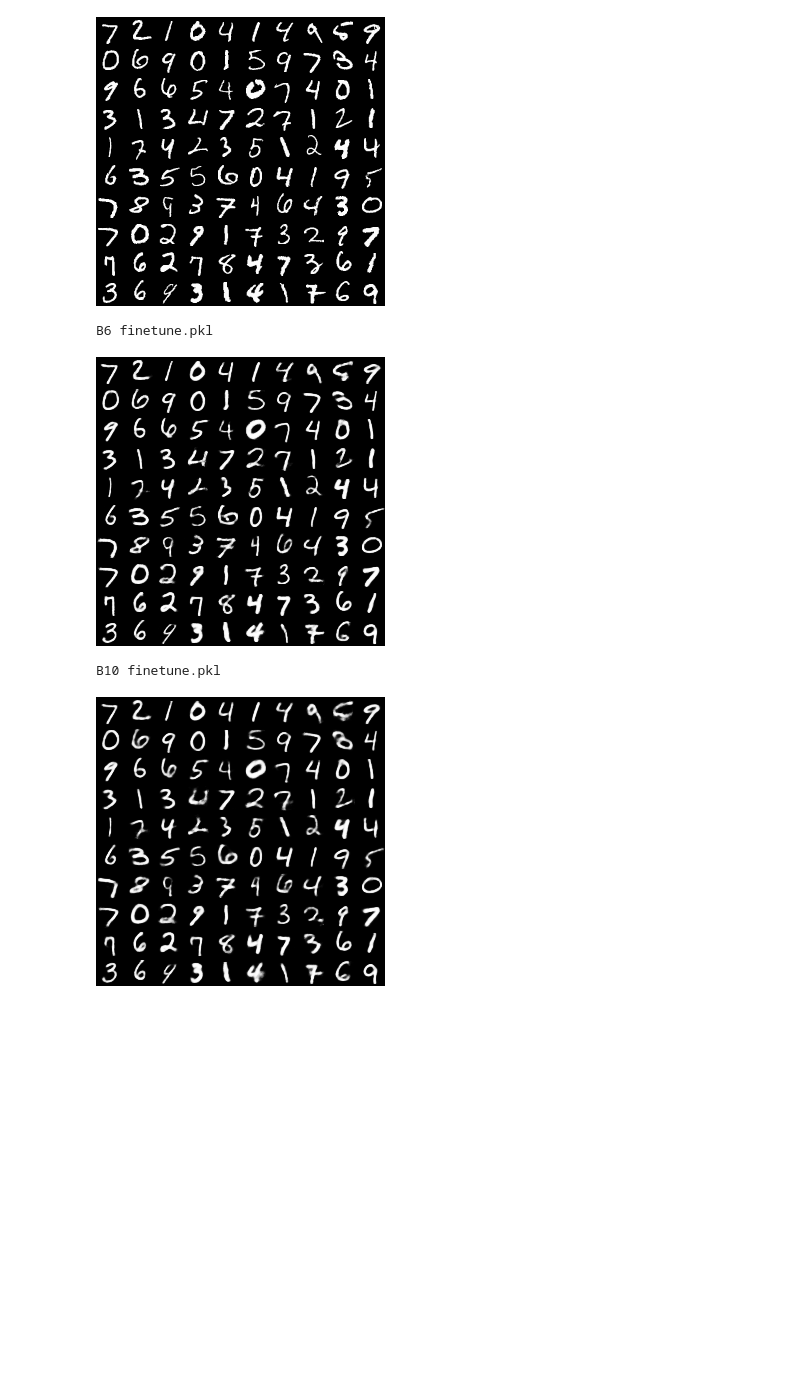
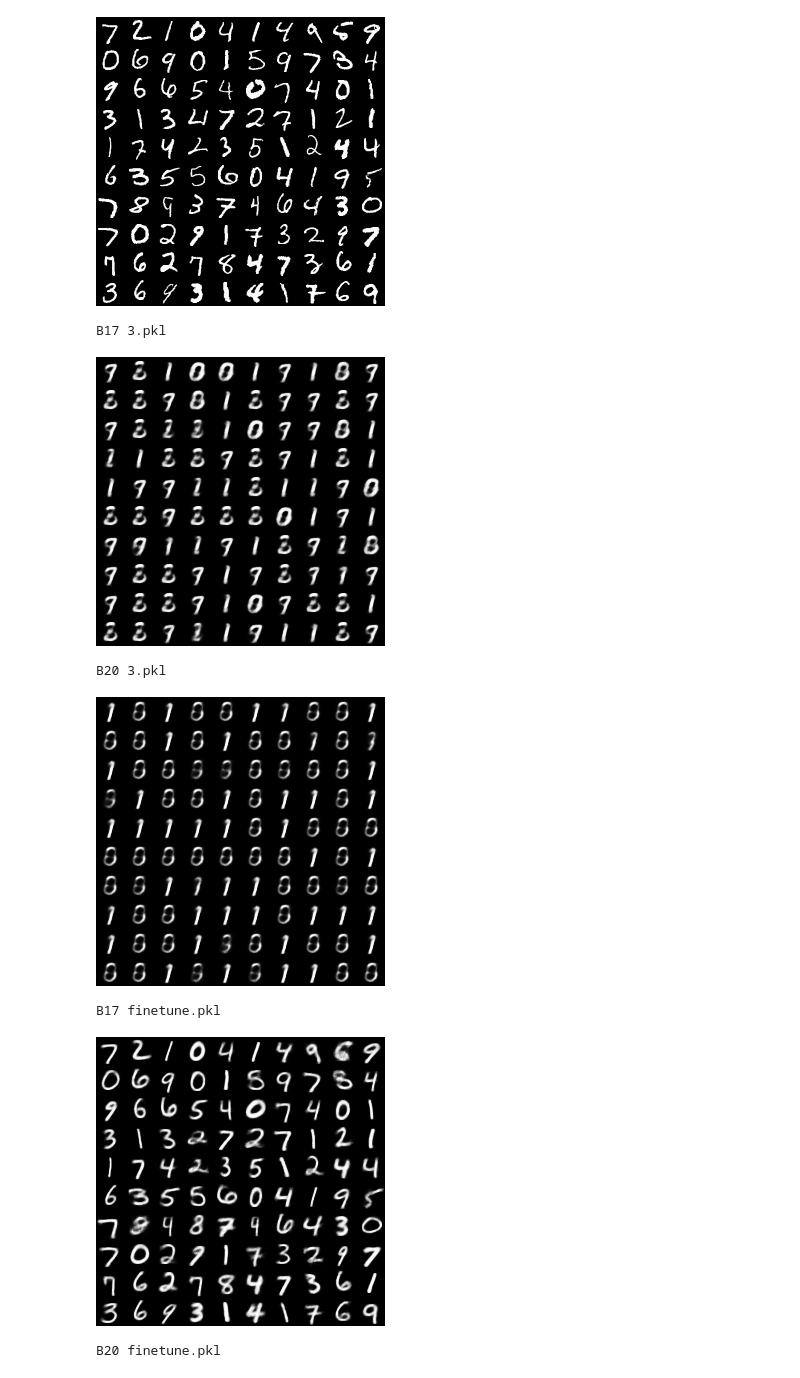
Before and after one commit to vinmisra/AE_experiments, a Jupyter notebook: test_AE.ipynb, the cells around one changed output. Drawn from its saved outputs; the diff is of its cells as text; code cells hidden in the pictures; blank space fills up the shorter version.

```diff
--- a/test_AE.ipynb
+++ b/test_AE.ipynb
@@ -29,10 +22,2 @@ final_model='finetune.pkl'
-# %%
-models = OrderedDict()
-for model_folder in model_folders:
-    models[model_folder] = OrderedDict()
-    for submodel in submodels+[final_model]:
-        path = os.path.join(dir_model,model_folder,submodel)
-        if os.path.exists(path):
-            models[model_folder][submodel] = serial.load(path)
 # %%
 test_data = serial.load(os.path.join(dir_fuel,'mnist_test_X.pkl'))
@@ -41 +24,9 @@ test_data = serial.load(os.path.join(dir_fuel,'mnist_test_X.pkl'))
+# %%
+model_folders = [model_folder \
+               for model_folder in os.listdir(dir_model) \
+               if os.path.isdir(os.path.join(dir_model,model_folder))]
+model_folders = ['B16','B17','B18','B19','B20']
+submodels = ['0.pkl','1.pkl','2.pkl','3.pkl']
+final_model='finetune.pkl'
+submodel_set = submodels+[final_model]
 # %%
@@ -60,8 +48,0 @@ for model_folder in models:
-# %%
-xhat = OrderedDict()
-for model_folder in Ys:
-    xhat[model_folder] = OrderedDict()
-    for submodel in Ys[model_folder]:
-        Y = Ys[model_folder][submodel]
-        X = Xs[model_folder][submodel]
-        xhat[model_folder][submodel]= Y.eval({X:test_data})
@@ -69,0 +49,10 @@ Using gpu device 0: GeForce GT 650M
+# %%
+xhats = OrderedDict()
+for model_folder in model_folders:
+    print model_folder
+    models = OrderedDict()
+    for submodel in submodel_set:
+        path = os.path.join(dir_model,model_folder,submodel)
+        if os.path.exists(path):
+            models[submodel] = serial.load(path)
+    xhat[model_folder] = get_outputs(models=models, submodels=submodels, finetuned=final_model)
@@ -81,18 +76,21 @@ I.display(I.Image('delete_me.png'))
 original
 [figure]
 # %%
-model_folders = ['B6','B10']
-for submodel in ['finetune.pkl']:
+model_folders = ['B17','B20']
+for submodel in ['3.pkl','finetune.pkl']:
     for model_folder in model_folders:
         reconstructed = Image.fromarray(tile_raster_images(X=xhat[model_folder][submodel],
                                                   img_shape=(28,28),
                                                   tile_shape=(10,10),
                                                   tile_spacing=(1,1)))
         reconstructed.save('delete_me.png')
         print model_folder, submodel
         I.display(I.Image('delete_me.png'))
 # %% [output]
-B6 finetune.pkl
+B17 3.pkl
-[figure, old version]
+[figure, new version]
-B10 finetune.pkl
+B20 3.pkl
-[figure, old version]
+[figure, new version]
+B17 finetune.pkl
+[figure, added]
+B20 finetune.pkl
```
Also changed, not shown: parts of 8 cells of this notebook, 6 other files.
